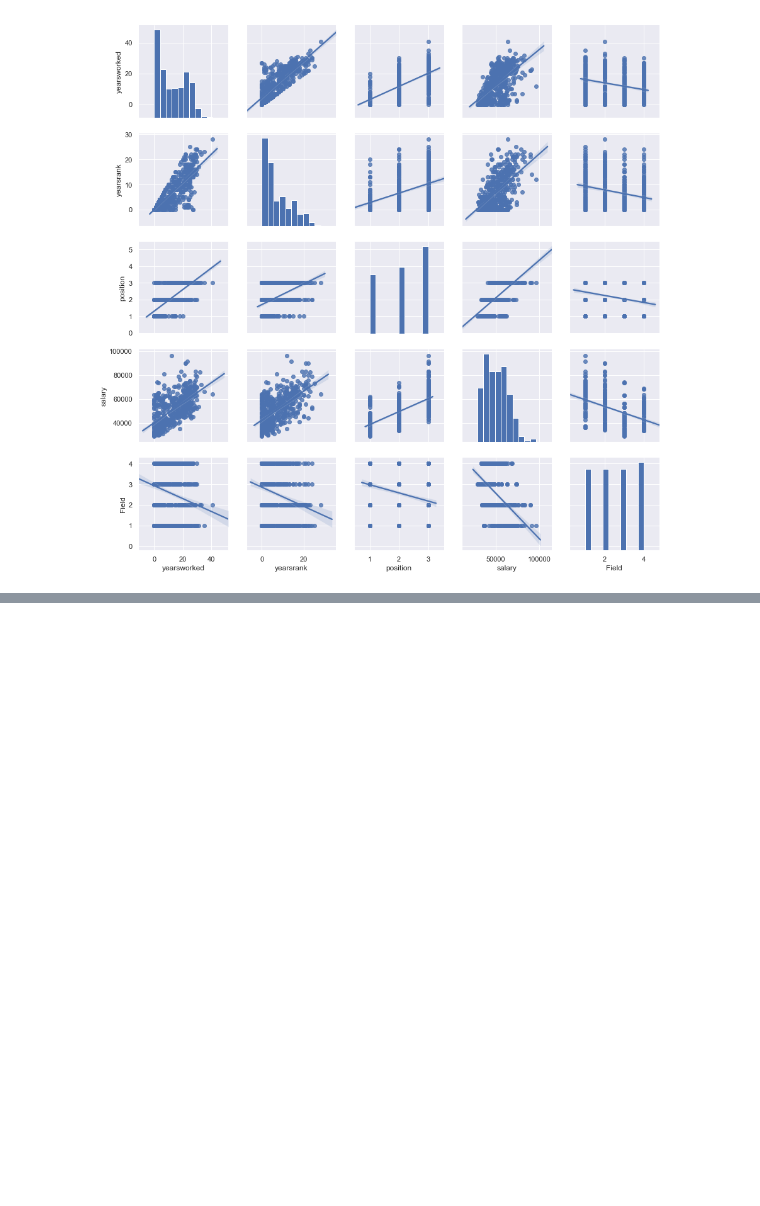
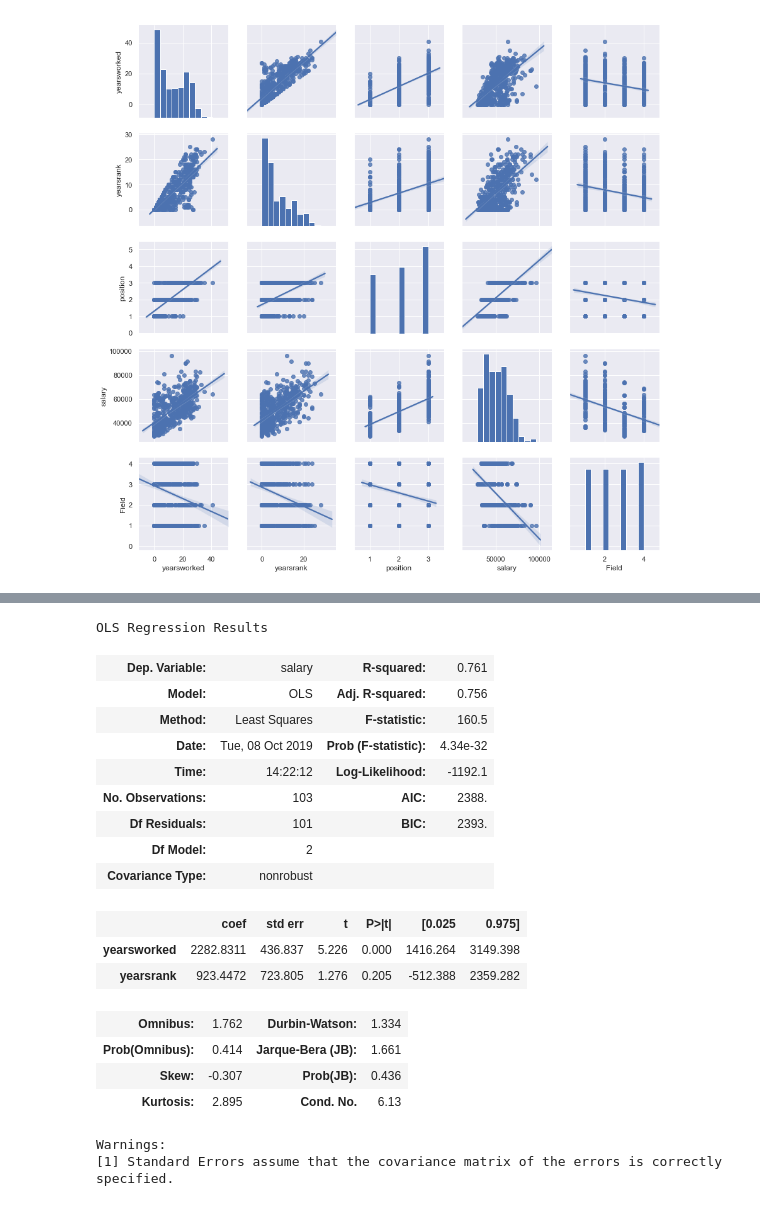
Before and after one commit to Andy-Nkumane/Multi_Linear_Regression_-_Salary, a Jupyter notebook: Multi_Linear_Regression_-_Salary.ipynb, the cells around one changed output, grey strips where cells are left out. Cells and saved outputs as stored; diff of their text form; code cells hidden in the pictures; blank space fills up the shorter version.

```diff
--- a/Multi_Linear_Regression_-_Salary.ipynb
+++ b/Multi_Linear_Regression_-_Salary.ipynb
@@ -245,0 +242,24 @@ predicted
+# %%
+model_test = sm.OLS(y_test, X_test).fit()
+# %%
+model_test.summary()
+# %% [output]
+OLS Regression Results
+| Dep. Variable: | salary | R-squared: | 0.761 |
+| Model: | OLS | Adj. R-squared: | 0.756 |
+| Method: | Least Squares | F-statistic: | 160.5 |
+| Date: | Tue, 08 Oct 2019 | Prob (F-statistic): | 4.34e-32 |
+| Time: | 14:22:12 | Log-Likelihood: | -1192.1 |
+| No. Observations: | 103 | AIC: | 2388. |
+| Df Residuals: | 101 | BIC: | 2393. |
+| Df Model: | 2 |  |  |
+| Covariance Type: | nonrobust |  |  |
+|  | coef | std err | t | P>|t| | [0.025 | 0.975] |
+| yearsworked | 2282.8311 | 436.837 | 5.226 | 0.000 | 1416.264 | 3149.398 |
+| yearsrank | 923.4472 | 723.805 | 1.276 | 0.205 | -512.388 | 2359.282 |
+| Omnibus: | 1.762 | Durbin-Watson: | 1.334 |
+| Prob(Omnibus): | 0.414 | Jarque-Bera (JB): | 1.661 |
+| Skew: | -0.307 | Prob(JB): | 0.436 |
+| Kurtosis: | 2.895 | Cond. No. | 6.13 |
+Warnings:
+[1] Standard Errors assume that the covariance matrix of the errors is correctly specified.
```
Also changed, not shown: parts of 7 cells of this notebook.
